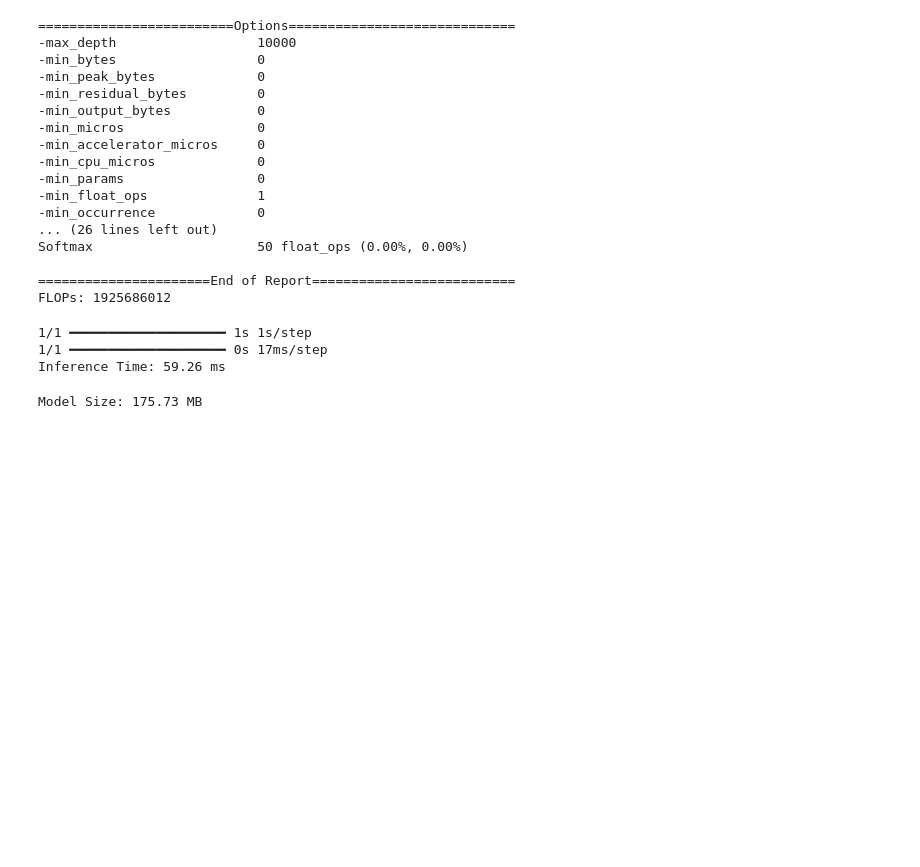
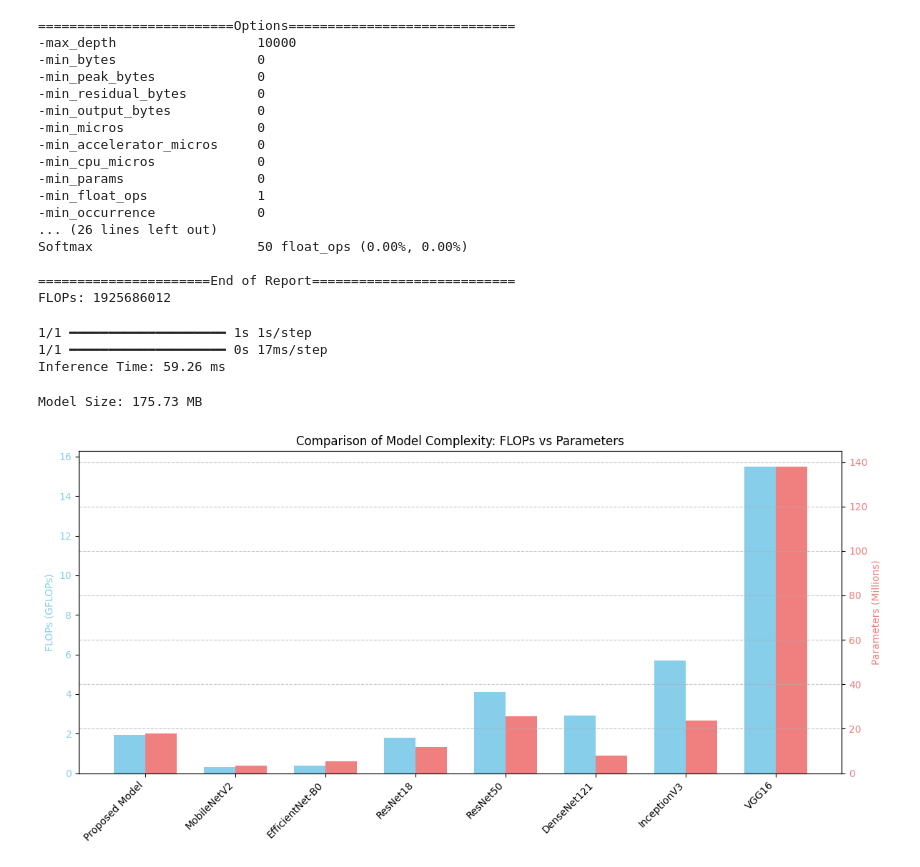
Before and after one commit to SarvagyaSaxena101/Deep-Learning-Models, a Jupyter notebook: Satellite_Imagery_Detection_with_comparision_metrics.ipynb, the cells around one changed output. Saved outputs shown, nothing was run; the diff lists cells and outputs as text; code cells hidden in the pictures; blank space fills up the shorter version.

Commit message:
Kaggle Notebook | Satellite imagery Detection | Version 2

```diff
--- a/Satellite_Imagery_Detection_with_comparision_metrics.ipynb
+++ b/Satellite_Imagery_Detection_with_comparision_metrics.ipynb
@@ -275,3 +275,48 @@ import os
 print(f"Model Size: {os.path.getsize('my_model.h5') / 1024**2:.2f} MB")
 # %% [output]
 Model Size: 175.73 MB
+# %%
+import matplotlib.pyplot as plt
+import numpy as np
+
+# Model names
+models = [
+    'Proposed Model', 'MobileNetV2', 'EfficientNet-B0', 'ResNet18',
+    'ResNet50', 'DenseNet121', 'InceptionV3', 'VGG16'
+]
+
+# FLOPs in GFLOPs
+flops = [1.93, 0.3, 0.39, 1.8, 4.1, 2.9, 5.7, 15.5]
+
+# Parameters in Millions (approximate)
+params = [18, 3.4, 5.3, 11.7, 25.6, 8.0, 23.8, 138]
+
+# Set up plot parameters
+x = np.arange(len(models))
+width = 0.35
+
+# Create the plot
+fig, ax1 = plt.subplots(figsize=(12, 6))
+
+# Bar plot for FLOPs
+bar1 = ax1.bar(x - width/2, flops, width, label='FLOPs (GFLOPs)', color='skyblue')
+ax1.set_ylabel('FLOPs (GFLOPs)', color='skyblue')
+ax1.tick_params(axis='y', labelcolor='skyblue')
+ax1.set_xticks(x)
+ax1.set_xticklabels(models, rotation=45, ha='right')
+
+# Bar plot for Parameters on a second y-axis
+ax2 = ax1.twinx()
+bar2 = ax2.bar(x + width/2, params, width, label='Params (Millions)', color='lightcoral')
+ax2.set_ylabel('Parameters (Millions)', color='lightcoral')
+ax2.tick_params(axis='y', labelcolor='lightcoral')
+
+# Title and grid
+plt.title('Comparison of Model Complexity: FLOPs vs Parameters')
+fig.tight_layout()
+plt.grid(True, axis='y', linestyle='--', alpha=0.7)
+
+# Show the plot
+plt.show()
+# %% [output]
+[figure, added]
```
